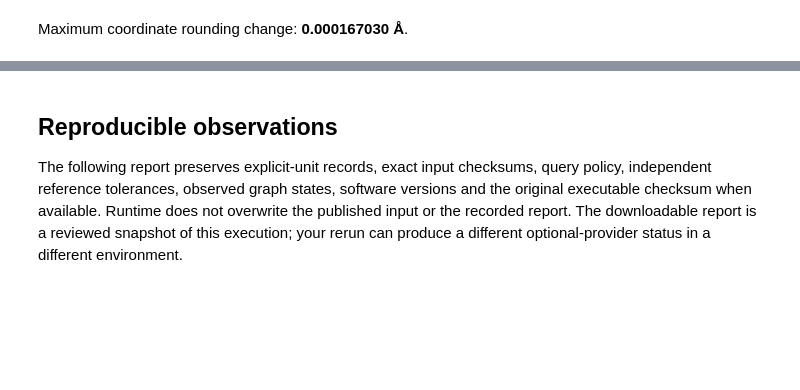
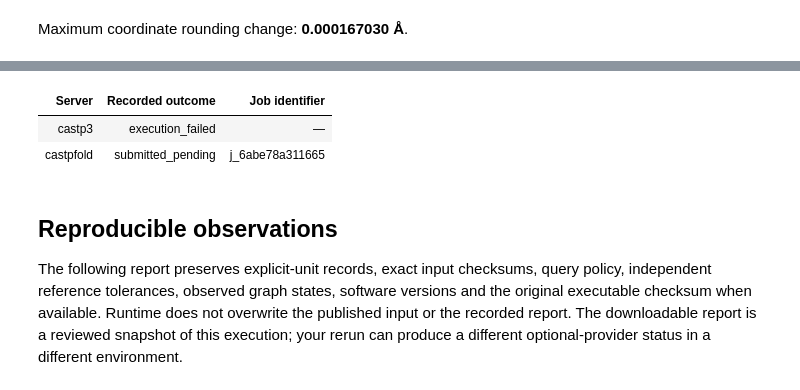
Before and after one commit to uibcdf/topomt, a Jupyter notebook: docs/content/showcase/dfnd/regular_tetrahedron.ipynb, the cells around one changed output, grey strips where cells are left out. Saved outputs shown, nothing was run; the diff lists cells and outputs as text; code cells hidden in the pictures; blank space fills up the shorter version.

Commit message:
docs(dfnd): validate closed shell and original-provider comparisons

```diff
--- a/docs/content/showcase/dfnd/regular_tetrahedron.ipynb
+++ b/docs/content/showcase/dfnd/regular_tetrahedron.ipynb
@@ -296,3 +477,20 @@ Maximum coordinate rounding change: **0.000167030 Å**.
+# %%
+server_observations = []
+for method in ['castp3', 'castpfold']:
+    observation = json.loads((ARTIFACT_DIR / f'{method}_observation.json').read_text())
+    submitted = ARTIFACT_DIR / observation['input_file']
+    assert hashlib.sha256(submitted.read_bytes()).hexdigest() == observation['input_sha256']
+    assert observation['evidence_mode'] == 'recorded_original_server_attempt'
+    server_observations.append(observation)
+comparisons.extend(server_observations)
+table = '<table><thead><tr><th>Server</th><th>Recorded outcome</th><th>Job identifier</th></tr></thead><tbody>'
+table += ''.join(f"<tr><td>{item['server']}</td><td>{item['status']}</td>"
+                 f"<td>{item.get('jobid', '—')}</td></tr>" for item in server_observations)
+display({'text/html': table + '</tbody></table>'}, raw=True)
+# %% [output]
+| Server | Recorded outcome | Job identifier |
+| castp3 | execution_failed | — |
+| castpfold | submitted_pending | j_6abe78a311665 |
 # %% [markdown]
 ## Reproducible observations
 
```
Also changed, not shown: parts of 7 cells of this notebook, 27 other files.
